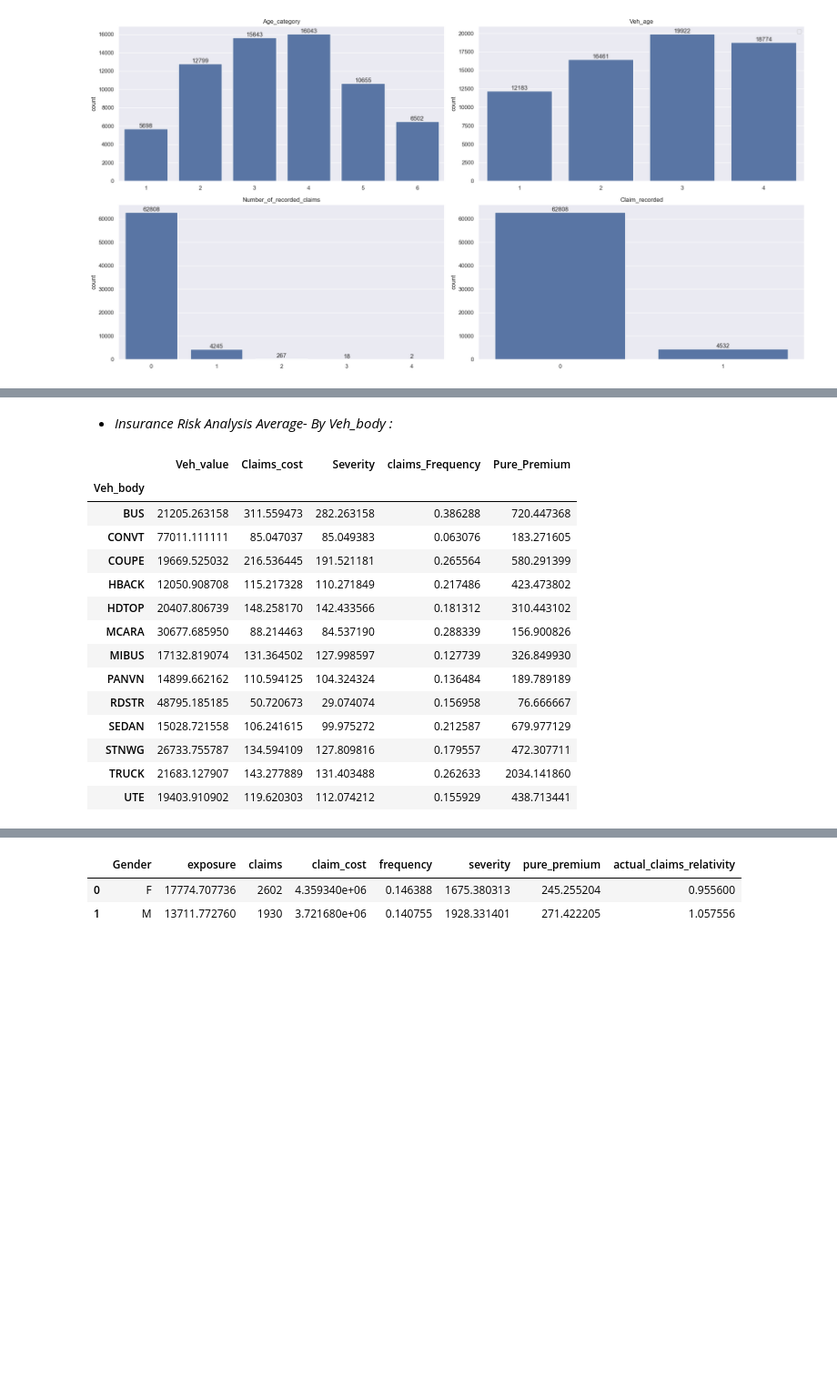
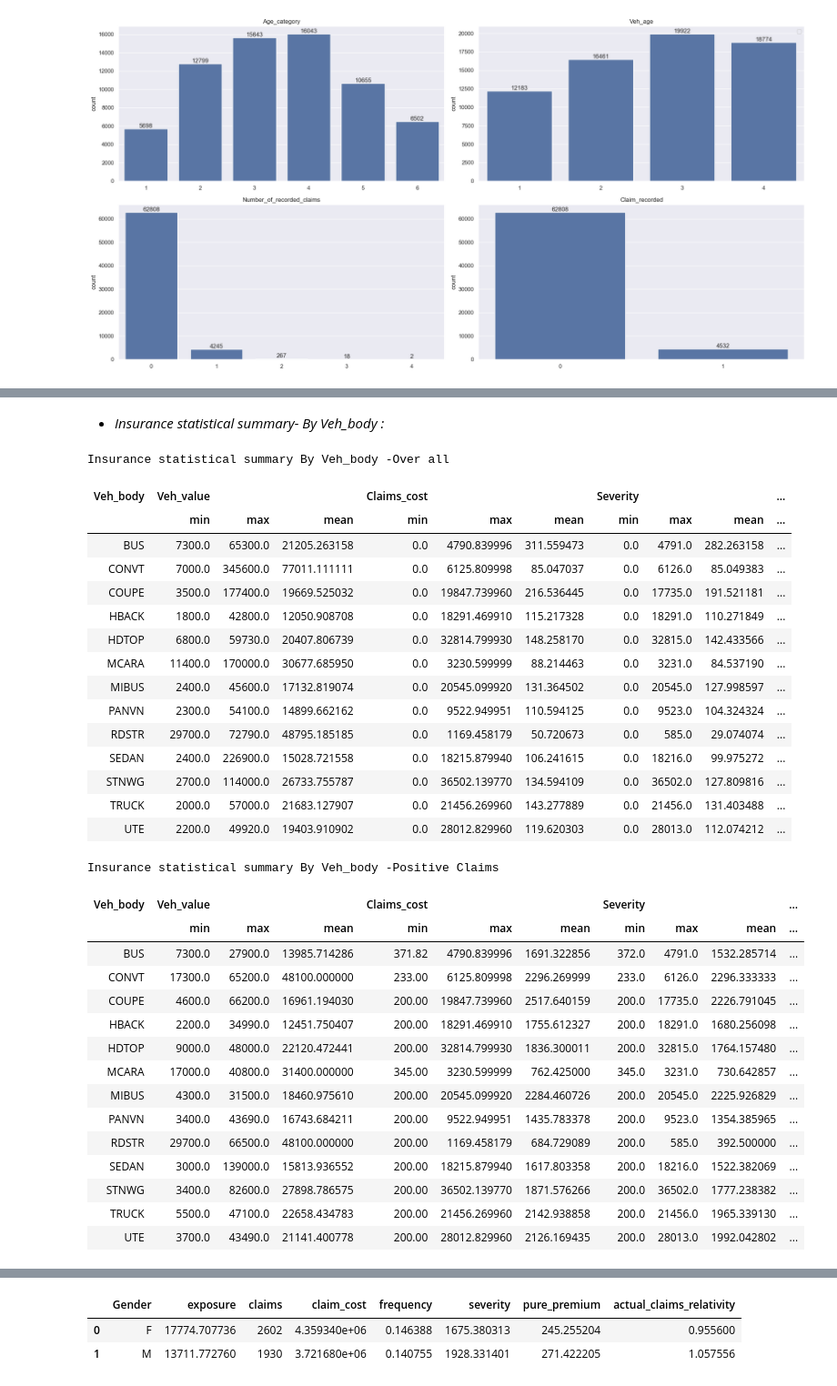
Before and after one commit to omars1234/Auto_Mobile_Inusrance_Analysis, a Jupyter notebook: Project_NoteBook.ipynb, the cells around one changed output, grey strips where cells are left out. Shown at 91% size. Saved outputs shown, nothing was run; the diff lists cells and outputs as text; code cells hidden in the pictures; blank space fills up the shorter version.

```diff
--- a/Project_NoteBook.ipynb
+++ b/Project_NoteBook.ipynb
@@ -396 +390,29 @@ df[["Veh_value","Claims_cost","Severity","claims_Frequency","Pure_Premium"]].mea
+# %%
+positive_df=df[df["Claim_recorded"]==1]
+# %%
+def display_html_summary(df,positive_df,Group):
+
+    from IPython.display import display, HTML
+
+    html = """
+    <div style="display: flex; flex-direction: column; gap: 40px; overflow-y: auto;">
+
+        <div style="text-align: center;">
+            <h4>Insurance statistical summary By {Group} -Over all </h4>
+            {df1}
+        </div>
+
+        <div style="text-align: center;">
+            <h4>Insurance statistical summary By {Group} -Positive Claims </h4>
+            {df2}
+        </div>
+
+    </div>
+    """.format(
+        df1=pd.DataFrame(df.groupby(Group)[["Veh_value","Claims_cost","Severity","claims_Frequency","Pure_Premium"]].agg(['min','max','mean'])).reset_index().to_html(classes='dataframe', index=False),
+        df2=pd.DataFrame(positive_df.groupby(Group)[["Veh_value","Claims_cost","Severity","claims_Frequency","Pure_Premium"]].agg(['min','max','mean'])).reset_index().to_html(classes='dataframe', index=False),
+        Group=Group
+    )
+
+    display(HTML(html))
 # %% [markdown]
@@ -477,20 +563,37 @@ df.groupby("Veh_value_categories")[["Veh_value","Claims_cost","Severity","claims
 # %% [markdown]
-* *Insurance Risk Analysis Average- By Veh_body :*
+* *Insurance statistical summary- By Veh_body :*
 # %%
-df.groupby("Veh_body")[["Veh_value","Claims_cost","Severity","claims_Frequency","Pure_Premium"]].mean()
+display_html_summary(df=df,positive_df=positive_df,Group="Veh_body")
 # %% [output]
+Insurance statistical summary By Veh_body -Over all
-|  | Veh_value | Claims_cost | Severity | claims_Frequency | Pure_Premium |
-| Veh_body |  |  |  |  |  |
-| BUS | 21205.263158 | 311.559473 | 282.263158 | 0.386288 | 720.447368 |
-| CONVT | 77011.111111 | 85.047037 | 85.049383 | 0.063076 | 183.271605 |
-| COUPE | 19669.525032 | 216.536445 | 191.521181 | 0.265564 | 580.291399 |
-| HBACK | 12050.908708 | 115.217328 | 110.271849 | 0.217486 | 423.473802 |
-| HDTOP | 20407.806739 | 148.258170 | 142.433566 | 0.181312 | 310.443102 |
-| MCARA | 30677.685950 | 88.214463 | 84.537190 | 0.288339 | 156.900826 |
-| MIBUS | 17132.819074 | 131.364502 | 127.998597 | 0.127739 | 326.849930 |
-| PANVN | 14899.662162 | 110.594125 | 104.324324 | 0.136484 | 189.789189 |
-| RDSTR | 48795.185185 | 50.720673 | 29.074074 | 0.156958 | 76.666667 |
-| SEDAN | 15028.721558 | 106.241615 | 99.975272 | 0.212587 | 679.977129 |
-| STNWG | 26733.755787 | 134.594109 | 127.809816 | 0.179557 | 472.307711 |
-| TRUCK | 21683.127907 | 143.277889 | 131.403488 | 0.262633 | 2034.141860 |
-| UTE | 19403.910902 | 119.620303 | 112.074212 | 0.155929 | 438.713441 |
+| Veh_body | Veh_value |  |  | Claims_cost |  |  | Severity |  |  | ... |
+|  | min | max | mean | min | max | mean | min | max | mean | ... |
+| BUS | 7300.0 | 65300.0 | 21205.263158 | 0.0 | 4790.839996 | 311.559473 | 0.0 | 4791.0 | 282.263158 | ... |
+| CONVT | 7000.0 | 345600.0 | 77011.111111 | 0.0 | 6125.809998 | 85.047037 | 0.0 | 6126.0 | 85.049383 | ... |
+| COUPE | 3500.0 | 177400.0 | 19669.525032 | 0.0 | 19847.739960 | 216.536445 | 0.0 | 17735.0 | 191.521181 | ... |
+| HBACK | 1800.0 | 42800.0 | 12050.908708 | 0.0 | 18291.469910 | 115.217328 | 0.0 | 18291.0 | 110.271849 | ... |
+| HDTOP | 6800.0 | 59730.0 | 20407.806739 | 0.0 | 32814.799930 | 148.258170 | 0.0 | 32815.0 | 142.433566 | ... |
+| MCARA | 11400.0 | 170000.0 | 30677.685950 | 0.0 | 3230.599999 | 88.214463 | 0.0 | 3231.0 | 84.537190 | ... |
+| MIBUS | 2400.0 | 45600.0 | 17132.819074 | 0.0 | 20545.099920 | 131.364502 | 0.0 | 20545.0 | 127.998597 | ... |
+| PANVN | 2300.0 | 54100.0 | 14899.662162 | 0.0 | 9522.949951 | 110.594125 | 0.0 | 9523.0 | 104.324324 | ... |
+| RDSTR | 29700.0 | 72790.0 | 48795.185185 | 0.0 | 1169.458179 | 50.720673 | 0.0 | 585.0 | 29.074074 | ... |
+| SEDAN | 2400.0 | 226900.0 | 15028.721558 | 0.0 | 18215.879940 | 106.241615 | 0.0 | 18216.0 | 99.975272 | ... |
+| STNWG | 2700.0 | 114000.0 | 26733.755787 | 0.0 | 36502.139770 | 134.594109 | 0.0 | 36502.0 | 127.809816 | ... |
+| TRUCK | 2000.0 | 57000.0 | 21683.127907 | 0.0 | 21456.269960 | 143.277889 | 0.0 | 21456.0 | 131.403488 | ... |
+| UTE | 2200.0 | 49920.0 | 19403.910902 | 0.0 | 28012.829960 | 119.620303 | 0.0 | 28013.0 | 112.074212 | ... |
+Insurance statistical summary By Veh_body -Positive Claims
+| Veh_body | Veh_value |  |  | Claims_cost |  |  | Severity |  |  | ... |
+|  | min | max | mean | min | max | mean | min | max | mean | ... |
+| BUS | 7300.0 | 27900.0 | 13985.714286 | 371.82 | 4790.839996 | 1691.322856 | 372.0 | 4791.0 | 1532.285714 | ... |
+| CONVT | 17300.0 | 65200.0 | 48100.000000 | 233.00 | 6125.809998 | 2296.269999 | 233.0 | 6126.0 | 2296.333333 | ... |
+| COUPE | 4600.0 | 66200.0 | 16961.194030 | 200.00 | 19847.739960 | 2517.640159 | 200.0 | 17735.0 | 2226.791045 | ... |
+| HBACK | 2200.0 | 34990.0 | 12451.750407 | 200.00 | 18291.469910 | 1755.612327 | 200.0 | 18291.0 | 1680.256098 | ... |
+| HDTOP | 9000.0 | 48000.0 | 22120.472441 | 200.00 | 32814.799930 | 1836.300011 | 200.0 | 32815.0 | 1764.157480 | ... |
+| MCARA | 17000.0 | 40800.0 | 31400.000000 | 345.00 | 3230.599999 | 762.425000 | 345.0 | 3231.0 | 730.642857 | ... |
+| MIBUS | 4300.0 | 31500.0 | 18460.975610 | 200.00 | 20545.099920 | 2284.460726 | 200.0 | 20545.0 | 2225.926829 | ... |
+| PANVN | 3400.0 | 43690.0 | 16743.684211 | 200.00 | 9522.949951 | 1435.783378 | 200.0 | 9523.0 | 1354.385965 | ... |
+| RDSTR | 29700.0 | 66500.0 | 48100.000000 | 200.00 | 1169.458179 | 684.729089 | 200.0 | 585.0 | 392.500000 | ... |
+| SEDAN | 3000.0 | 139000.0 | 15813.936552 | 200.00 | 18215.879940 | 1617.803358 | 200.0 | 18216.0 | 1522.382069 | ... |
+| STNWG | 3400.0 | 82600.0 | 27898.786575 | 200.00 | 36502.139770 | 1871.576266 | 200.0 | 36502.0 | 1777.238382 | ... |
+| TRUCK | 5500.0 | 47100.0 | 22658.434783 | 200.00 | 21456.269960 | 2142.938858 | 200.0 | 21456.0 | 1965.339130 | ... |
+| UTE | 3700.0 | 43490.0 | 21141.400778 | 200.00 | 28012.829960 | 2126.169435 | 200.0 | 28013.0 | 1992.042802 | ... |
```
Also changed, not shown: parts of 38 cells of this notebook, 2 other files.
